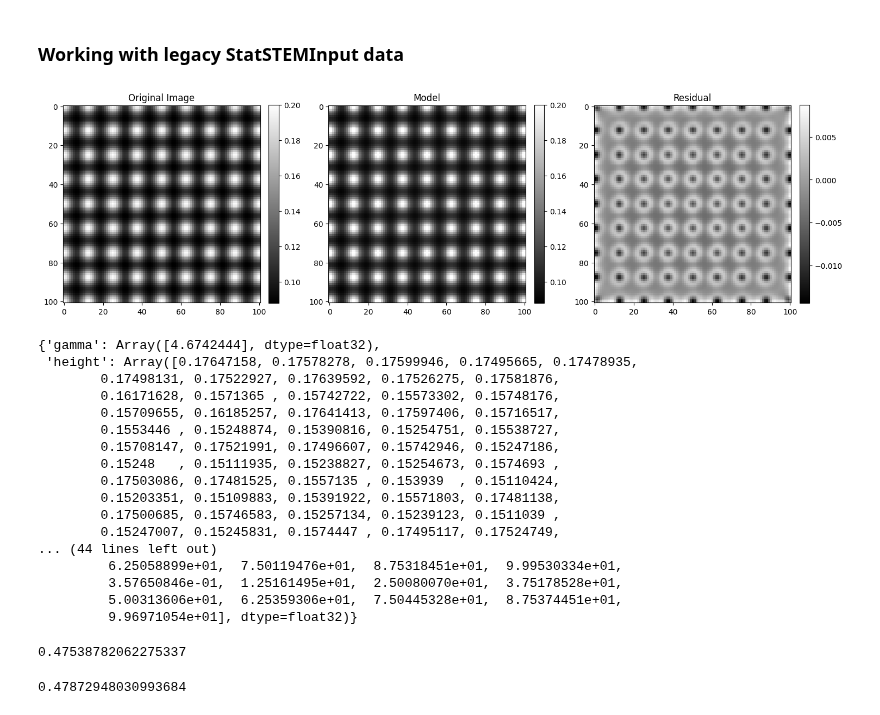
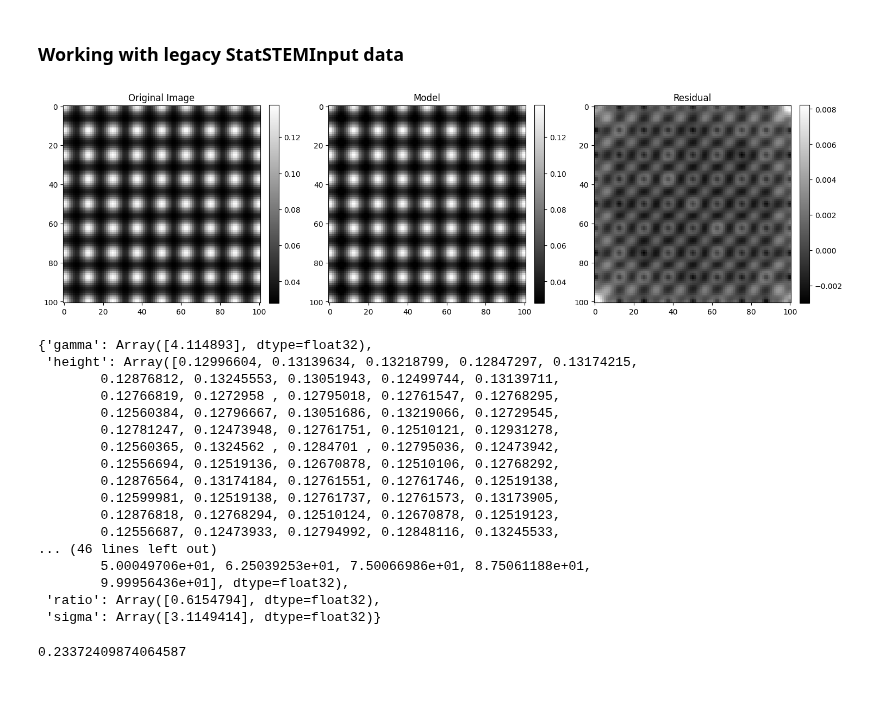
Before and after one commit to zezhong-zhang/qem, a Jupyter notebook: examples/CRLB.ipynb, the cells around one changed output. Cells and saved outputs as stored; diff of their text form; code cells hidden in the pictures.

```diff
--- a/examples/CRLB.ipynb
+++ b/examples/CRLB.ipynb
@@ -54,62 +54,56 @@ for i in tqdm(range(1,20)):
 # %%
 import qem
 import matplotlib.pyplot as plt
 import numpy as np
 from scipy.ndimage import gaussian_filter
-from qem.image_model import ImageModelFitting
+from qem.image_fitting import ImageModelFitting
 import pandas as pd
 from tqdm import tqdm
 
-df = pd.DataFrame(columns=['atoms','StatSTEM','gaussian','lorentzian','voigt','voronoi','ground_truth'])
 
-file = f'/home/zzhang/OneDrive/code/qem/data/2016-05_efficientFitProgram/outputFitProgram_Pt_100_50atoms.mat'
+file = f'/home/zzhang/OneDrive/code/qem/data/2016-05_efficientFitProgram/outputFitProgram_Pt_100_17atoms.mat'
 legacyStatSTEM = qem.io.read_legacyInputStatSTEM(file)
 inputStatSTEM = legacyStatSTEM['input']
 outputStatSTEM = legacyStatSTEM['output']
 image = inputStatSTEM['obs']
 dx = inputStatSTEM['dx']
 
 input_coordinates = inputStatSTEM['coordinates']
 output_volume = outputStatSTEM['volumes']
 
 
 model=ImageModelFitting(image, dx=dx,elements=['Pt'])
 model.pbc = False
 model.fit_background = False
 model.coordinates=input_coordinates/dx-1
-mask = (model.coordinates[:,0]>0) & (model.coordinates[:,0]<image.shape[0]-1) & (model.coordinates[:,1]>0) & (model.coordinates[:,1]<image.shape[1]-1)
-model.model_type = 'lorentzian'
+model.model_type = 'voigt'
 params = model.init_params()
 # params = model.fit_random_batch(params, maxiter=1000, tol=1e-10, verbose=False,step_size=0.01)
 params = model.minimize(params,tol=1e-10)
 model.plot_fitting()
 # %% [output]
-[figure, old version]
+[figure, new version]
 # %%
 model.params
 # %% [output]
-{'gamma': Array([4.6742444], dtype=float32),
- 'height': Array([0.17647158, 0.17578278, 0.17599946, 0.17495665, 0.17478935,
-        0.17498131, 0.17522927, 0.17639592, 0.17526275, 0.17581876,
-        0.16171628, 0.1571365 , 0.15742722, 0.15573302, 0.15748176,
-        0.15709655, 0.16185257, 0.17641413, 0.17597406, 0.15716517,
-        0.1553446 , 0.15248874, 0.15390816, 0.15254751, 0.15538727,
-        0.15708147, 0.17521991, 0.17496607, 0.15742946, 0.15247186,
-        0.15248   , 0.15111935, 0.15238827, 0.15254673, 0.1574693 ,
-        0.17503086, 0.17481525, 0.1557135 , 0.153939  , 0.15110424,
-        0.15203351, 0.15109883, 0.15391922, 0.15571803, 0.17481138,
-        0.17500685, 0.15746583, 0.15257134, 0.15239123, 0.1511039 ,
-        0.15247007, 0.15245831, 0.1574447 , 0.17495117, 0.17524749,
-... (44 lines left out)
-         6.25058899e+01,  7.50119476e+01,  8.75318451e+01,  9.99530334e+01,
-         3.57650846e-01,  1.25161495e+01,  2.50080070e+01,  3.75178528e+01,
-         5.00313606e+01,  6.25359306e+01,  7.50445328e+01,  8.75374451e+01,
-         9.96971054e+01], dtype=float32)}
+{'gamma': Array([4.114893], dtype=float32),
+ 'height': Array([0.12996604, 0.13139634, 0.13218799, 0.12847297, 0.13174215,
+        0.12876812, 0.13245553, 0.13051943, 0.12499744, 0.13139711,
+        0.12766819, 0.1272958 , 0.12795018, 0.12761547, 0.12768295,
+        0.12560384, 0.12796667, 0.13051686, 0.13219066, 0.12729545,
+        0.12781247, 0.12473948, 0.12761751, 0.12510121, 0.12931278,
+        0.12560365, 0.1324562 , 0.1284701 , 0.12795036, 0.12473942,
+        0.12556694, 0.12519136, 0.12670878, 0.12510106, 0.12768292,
+        0.12876564, 0.13174184, 0.12761551, 0.12761746, 0.12519138,
+        0.12599981, 0.12519138, 0.12761737, 0.12761573, 0.13173905,
+        0.12876818, 0.12768294, 0.12510124, 0.12670878, 0.12519123,
+        0.12556687, 0.12473933, 0.12794992, 0.12848116, 0.13245533,
+... (46 lines left out)
+        5.00049706e+01, 6.25039253e+01, 7.50066986e+01, 8.75061188e+01,
+        9.99956436e+01], dtype=float32),
+ 'ratio': Array([0.6154794], dtype=float32),
+ 'sigma': Array([3.1149414], dtype=float32)}
 # %%
 image[:-1,:-1].sum()/64*dx**2
 # %% [output]
-0.47538782062275337
+0.23372409874064587
-# %%
-output_volume.mean()
-# %% [output]
-0.47872948030993684
```
Also changed, not shown: parts of 6 cells of this notebook, 9 other files.
